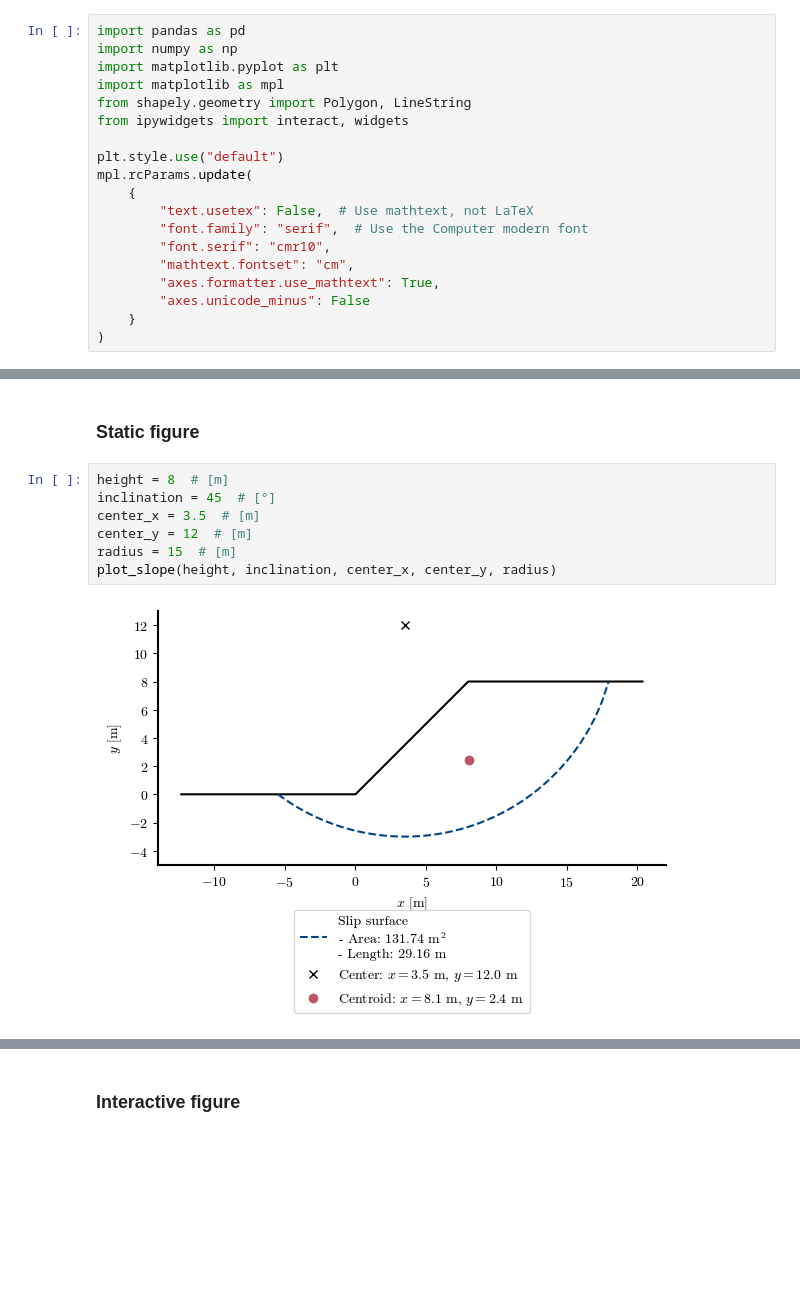
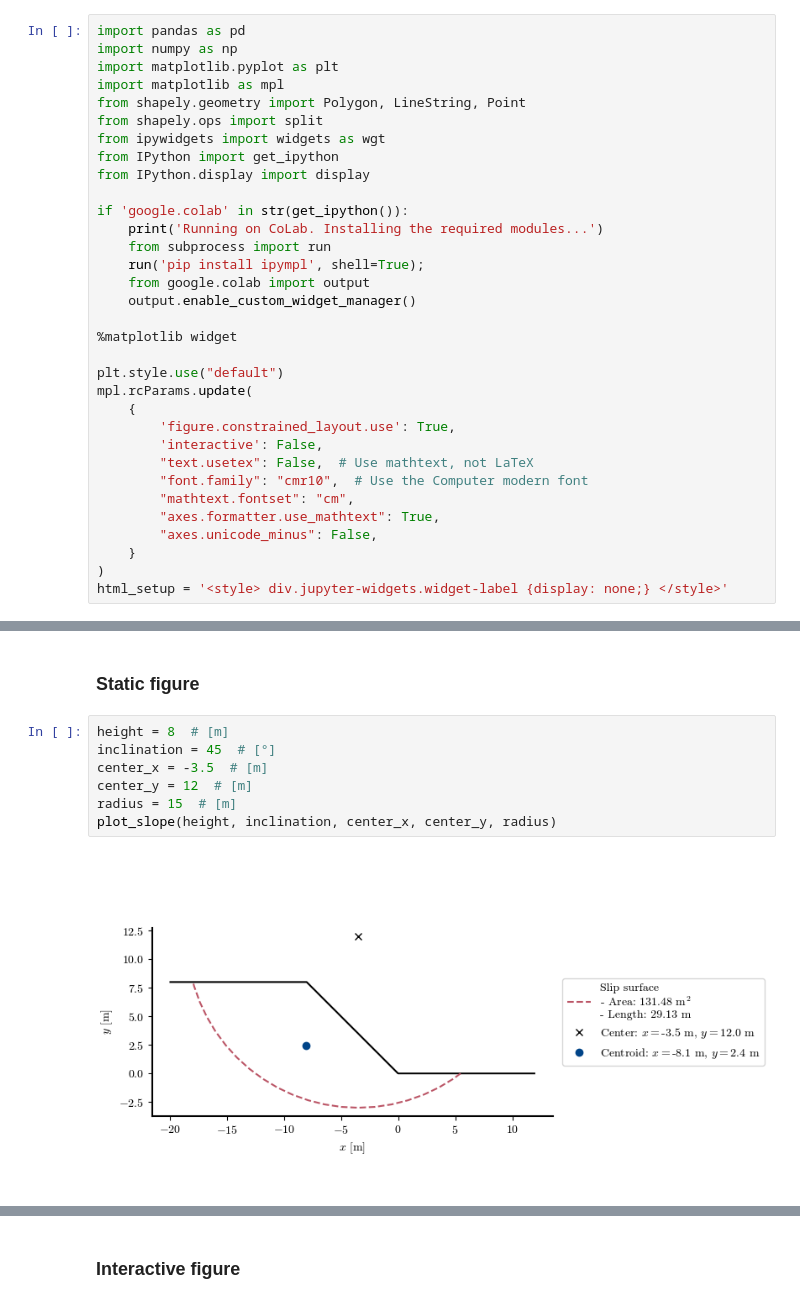
Before and after one commit to AppliedMechanics-EAFIT/slope_stability, a Jupyter notebook: notebooks/global_equilibrium_method.ipynb, the cells around one changed output, grey strips where cells are left out. Saved outputs shown, nothing was run; the diff lists cells and outputs as text; blank space fills up the shorter version.

Commit message:
Update widgets

```diff
--- a/notebooks/global_equilibrium_method.ipynb
+++ b/notebooks/global_equilibrium_method.ipynb
@@ -11,20 +11,34 @@ import pandas as pd
 import numpy as np
 import matplotlib.pyplot as plt
 import matplotlib as mpl
-from shapely.geometry import Polygon, LineString
-from ipywidgets import interact, widgets
+from shapely.geometry import Polygon, LineString, Point
+from shapely.ops import split
+from ipywidgets import widgets as wgt
+from IPython import get_ipython
+from IPython.display import display
+
+if 'google.colab' in str(get_ipython()):
+    print('Running on CoLab. Installing the required modules...')
+    from subprocess import run
+    run('pip install ipympl', shell=True);
+    from google.colab import output
+    output.enable_custom_widget_manager()
+
+%matplotlib widget
 
 plt.style.use("default")
 mpl.rcParams.update(
     {
+        'figure.constrained_layout.use': True,
+        'interactive': False,
         "text.usetex": False,  # Use mathtext, not LaTeX
-        "font.family": "serif",  # Use the Computer modern font
-        "font.serif": "cmr10",
+        "font.family": "cmr10",  # Use the Computer modern font
         "mathtext.fontset": "cm",
         "axes.formatter.use_mathtext": True,
-        "axes.unicode_minus": False
+        "axes.unicode_minus": False,
     }
 )
+html_setup = '<style> div.jupyter-widgets.widget-label {display: none;} </style>'
 # %% [markdown]
 ## Area and centroid of a mass sliding along a circular surface
 
@@ -108,9 +110,9 @@ def plot_slope(height, inclination, center_x, center_y, radius):
 # %%
 height = 8  # [m]
 inclination = 45  # [°]
-center_x = 3.5  # [m]
+center_x = -3.5  # [m]
 center_y = 12  # [m]
 radius = 15  # [m]
 plot_slope(height, inclination, center_x, center_y, radius)
 # %% [output]
-[figure, old version]
+[figure, new version]
```
Also changed, not shown: parts of 5 cells of this notebook, 6 other files.
